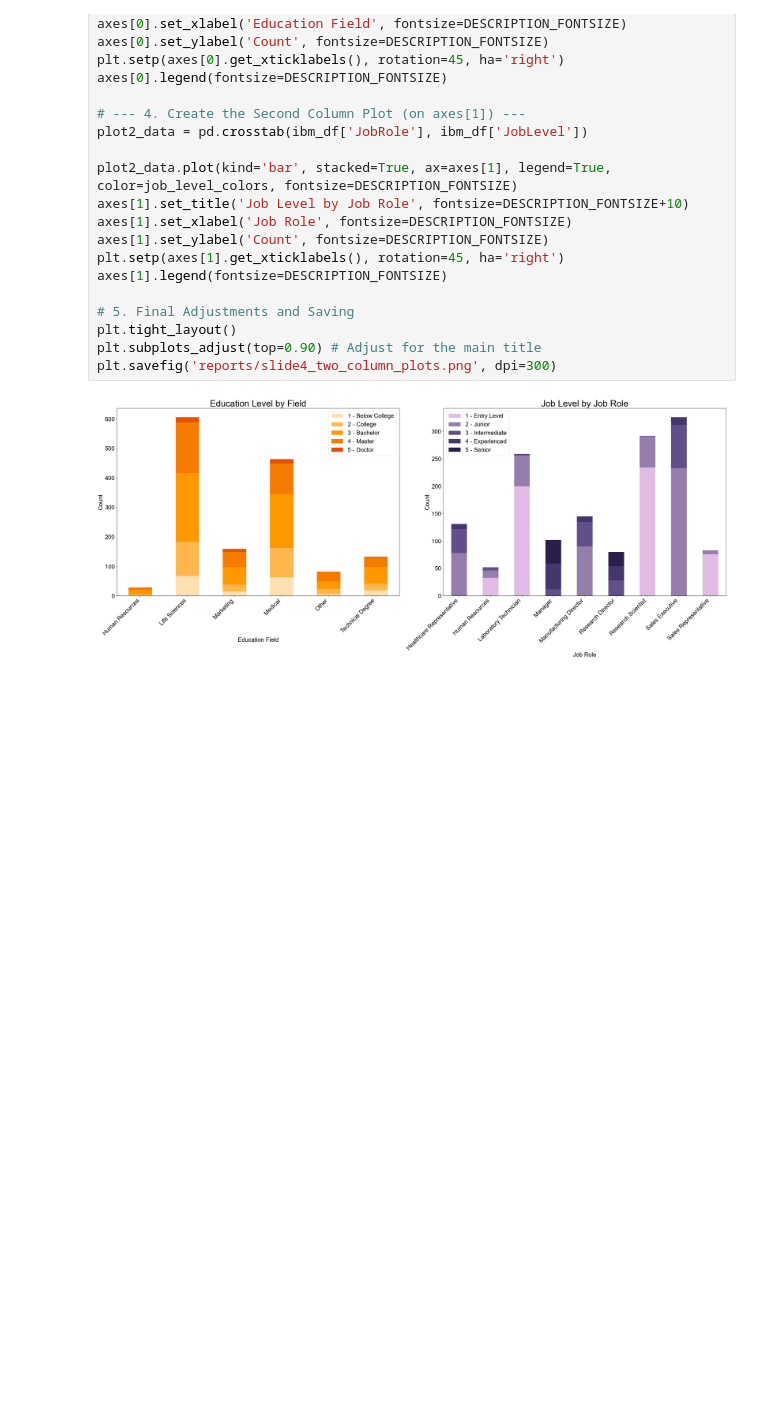
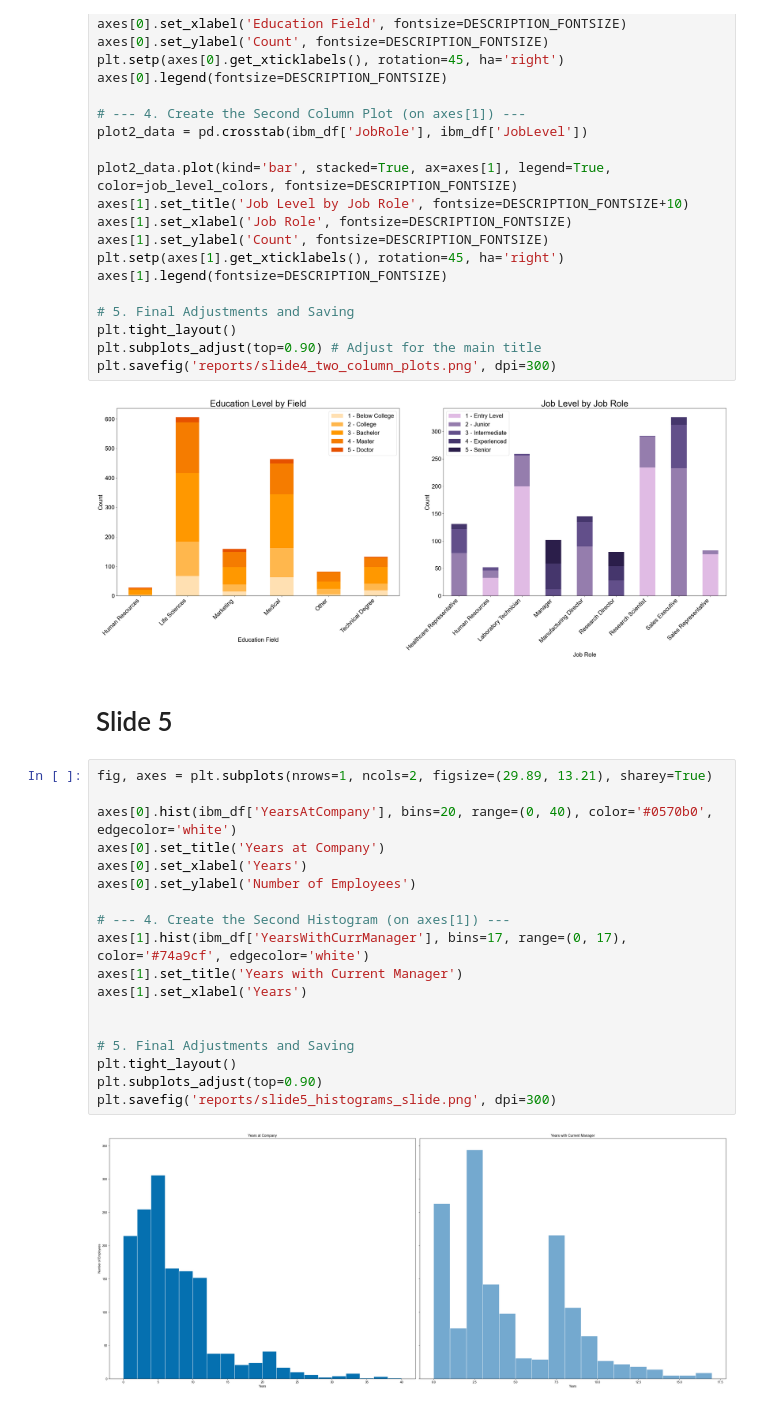
Before and after one commit to HiIamInfi/ibm-hr-data-challenge, a Jupyter notebook: src/visuals.ipynb, the cells around one changed output. Cells and saved outputs as stored; diff of their text form; blank space fills up the shorter version.

Commit message:
Added two histograms for slide 5

```diff
--- a/src/visuals.ipynb
+++ b/src/visuals.ipynb
@@ -202,3 +202,25 @@ plt.subplots_adjust(top=0.90) # Adjust for the main title
 plt.savefig('reports/slide4_two_column_plots.png', dpi=300)
 # %% [output]
 [figure]
+# %% [markdown]
+# Slide 5
+# %%
+fig, axes = plt.subplots(nrows=1, ncols=2, figsize=(29.89, 13.21), sharey=True)
+
+axes[0].hist(ibm_df['YearsAtCompany'], bins=20, range=(0, 40), color='#0570b0', edgecolor='white')
+axes[0].set_title('Years at Company')
+axes[0].set_xlabel('Years')
+axes[0].set_ylabel('Number of Employees')
+
+# --- 4. Create the Second Histogram (on axes[1]) ---
+axes[1].hist(ibm_df['YearsWithCurrManager'], bins=17, range=(0, 17), color='#74a9cf', edgecolor='white')
+axes[1].set_title('Years with Current Manager')
+axes[1].set_xlabel('Years')
+
+
+# 5. Final Adjustments and Saving
+plt.tight_layout()
+plt.subplots_adjust(top=0.90)
+plt.savefig('reports/slide5_histograms_slide.png', dpi=300)
+# %% [output]
+[figure, added]
```
Also changed, not shown: 1 other file.
